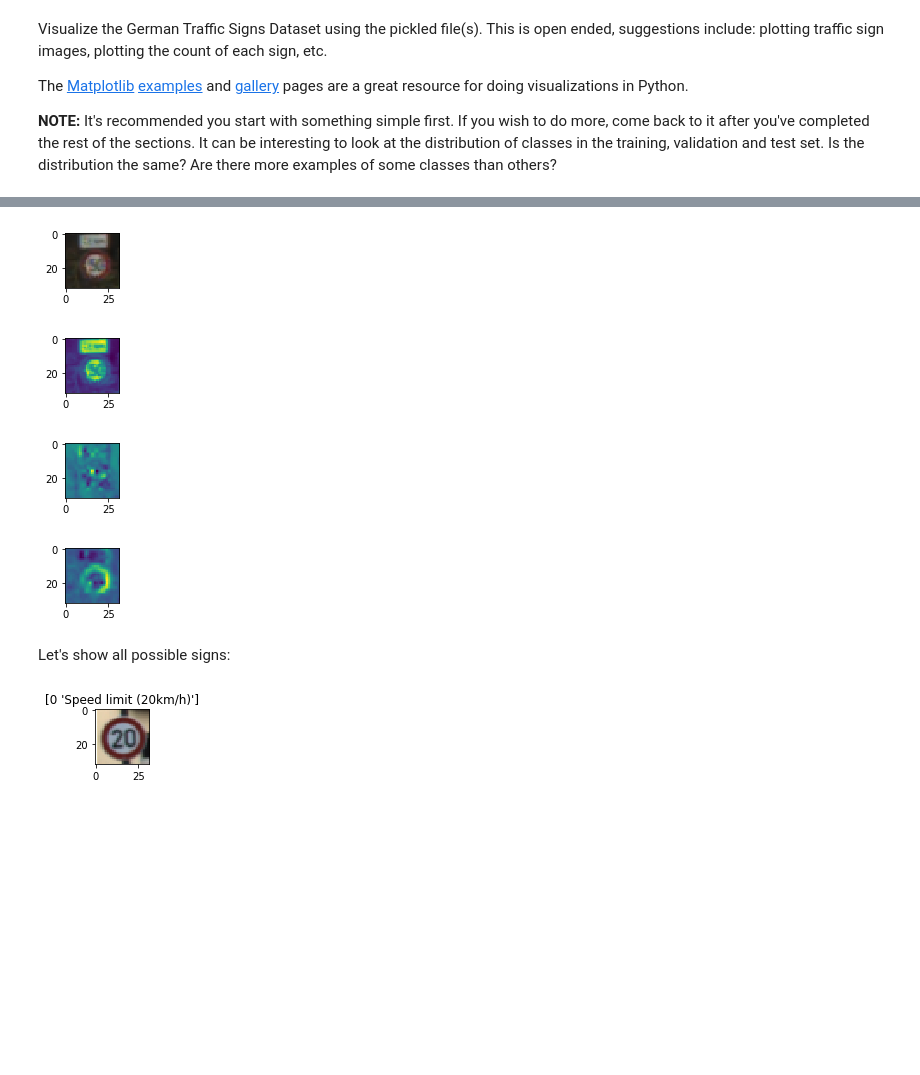
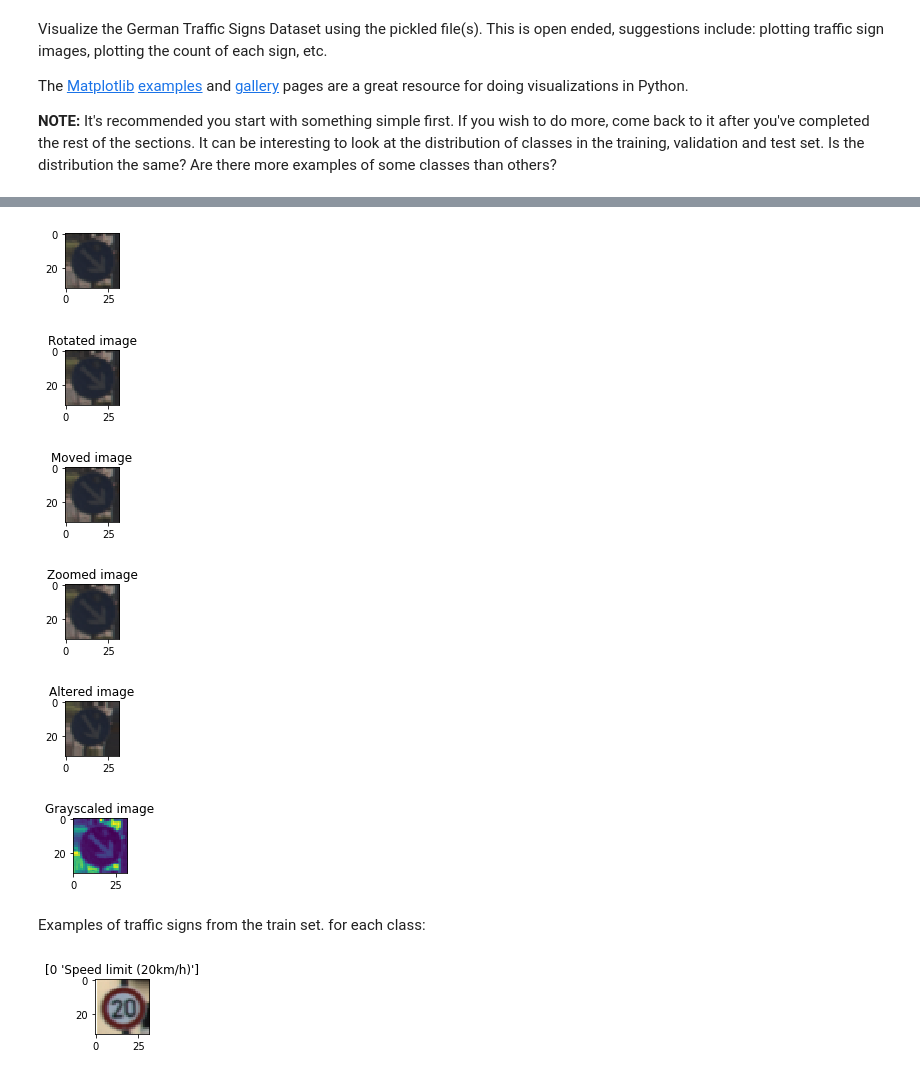
Before and after one commit to magak/CDC_Task2, a Jupyter notebook: TSC.ipynb, the cells around one changed output, grey strips where cells are left out. Drawn from its saved outputs; the diff is of its cells as text; code cells hidden in the pictures; blank space fills up the shorter version.

```diff
--- a/TSC.ipynb
+++ b/TSC.ipynb
@@ -220,54 +240,42 @@ def preprocess(img):
 # %%
 ### Data exploration visualization code goes here.
 ### Feel free to use as many code cells as needed.
 import numpy as np
 import matplotlib.pyplot as plt
 import matplotlib.image as mpimg
 import skimage.color as clr
 import matplotlib.colors as mclr
 # Visualizations will be shown in the notebook.
 %matplotlib inline
 
 index = random.randint(0, len(X_train))
 image = X_train[index].squeeze()
 showImage(image)
 
-image1 = preprocess(image)
-showImage(image1)
+image1 = rotate(image)
+showImage(image1, 'Rotated image')
 
-image1 = rgb2u(image)
-showImage(image1)
+image1 = move(image)
+showImage(image1, 'Moved image')
 
-image1 = rgb2v(image)
-showImage(image1)
+image1 = scale(image)
+showImage(image1, 'Zoomed image')
 
-#image = alterImg(image)
-#showImage(image)
+image1 = alterImg(image)
+showImage(image1, 'Altered image')
 
-###################################
-#index = random.randint(0, len(X_train))
-#image = X_train[index].squeeze()
-#image = rgb2gray(image)
-
-#showImage(image)
-#image = alterImg(image)
-#showImage(image)
-
-###################################
-#index = random.randint(0, len(X_train))
-#image = X_train[index].squeeze()
-#image = rgb2gray(image).reshape(32,32,1)
-
-#showImage(image)
-#image = alterImg(image)
-#showImage(image)
+image1 = rgb2gray(image)
+showImage(image1, 'Grayscaled image')
 # %% [output]
-[figure, old version]
+[figure, new version]
-[figure, old version]
+[figure, new version]
-[figure, old version]
+[figure, new version]
-[figure, old version]
+[figure, new version]
+[figure, added]
+[figure, added]
-# %% [markdown]
-Let's show all possible signs:
+# %% [markdown]
+Examples of traffic signs from the train set.
+for each class:
 # %%
 classes = csv.as_matrix()
 
```
Also changed, not shown: parts of 36 cells of this notebook.
